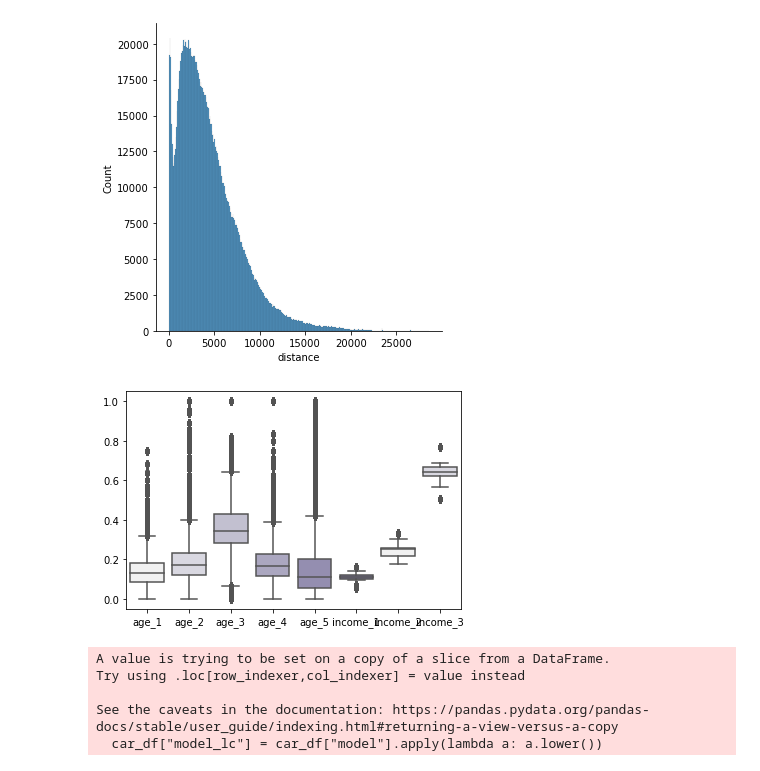
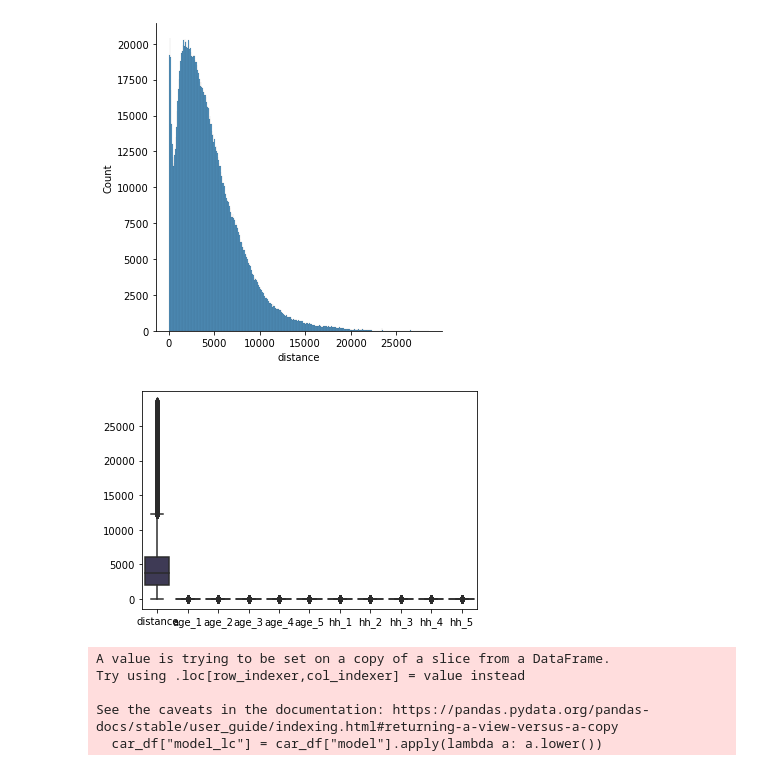
Before and after one commit to lucafanselau/bachelor-seminar-thesis, a Jupyter notebook: src/vehicle-choice-model.ipynb, the cells around one changed output. Cells and saved outputs as stored; diff of their text form; code cells hidden in the pictures.

```diff
--- a/src/vehicle-choice-model.ipynb
+++ b/src/vehicle-choice-model.ipynb
@@ -175,7 +189,7 @@ def truncate_shuffle(c):
 
   a = learning_df.loc[learning_df["class"] == c, :]
   shuffle(a)
-  a = a[:truncated_num]
+  a = a[:80000] # truncated_num
 
   print(c, num, unique, scale, truncated_num, a.shape)
   return a
@@ -350,10 +427,10 @@ sns.displot(car_df, x="distance")
 <seaborn.axisgrid.FacetGrid at 0x...>
 [figure]
 # %%
-palette = sns.light_palette("#786fa6")
-ax = sns.boxplot(data=fdf, palette=palette)
+# palette = sns.light_palette("#786fa6")
+ax = sns.boxplot(data=learning_df, palette=palette)
 # %% [output]
-[figure, old version]
+[figure, new version]
 # %%
 car_df["model_lc"] = car_df["model"].apply(lambda a: a.lower())
 # %% [output]
```
Also changed, not shown: parts of 17 cells of this notebook, 4 other files.
